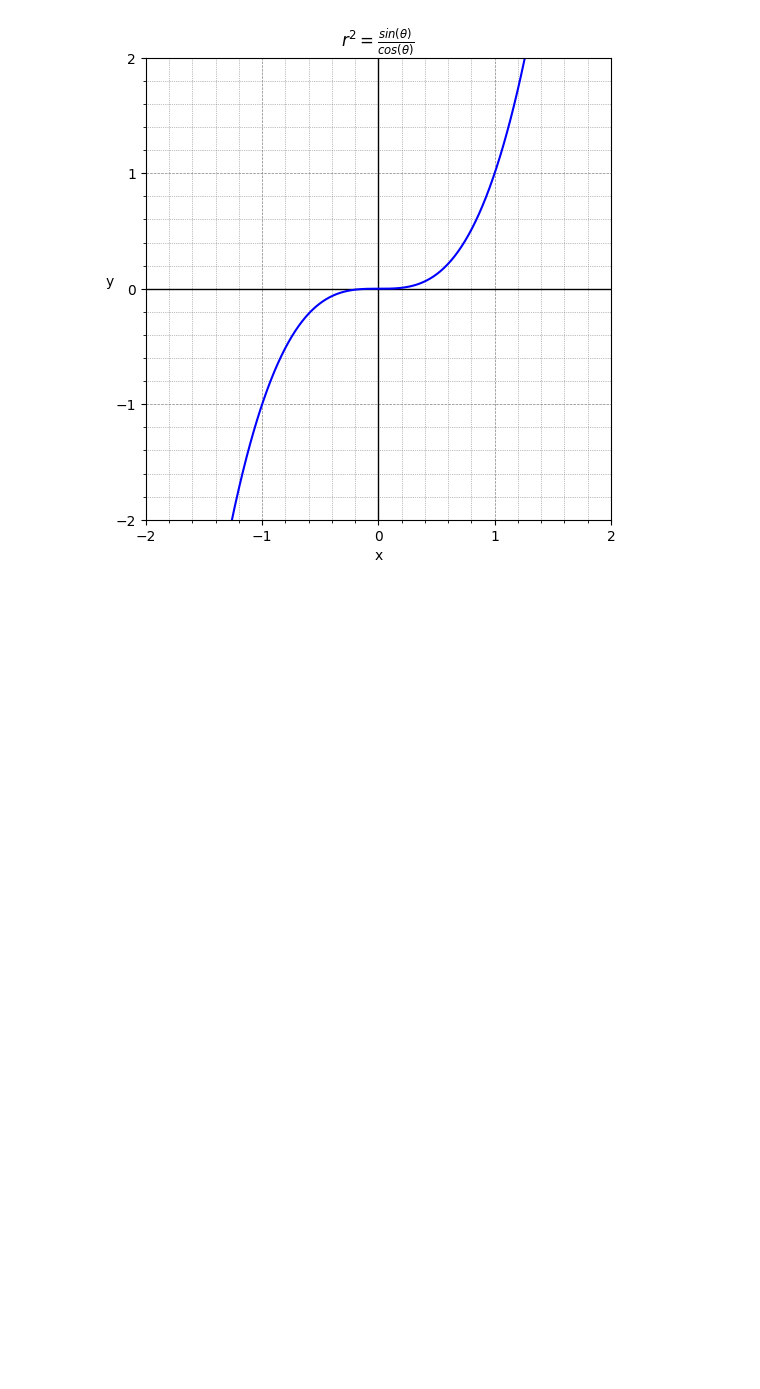
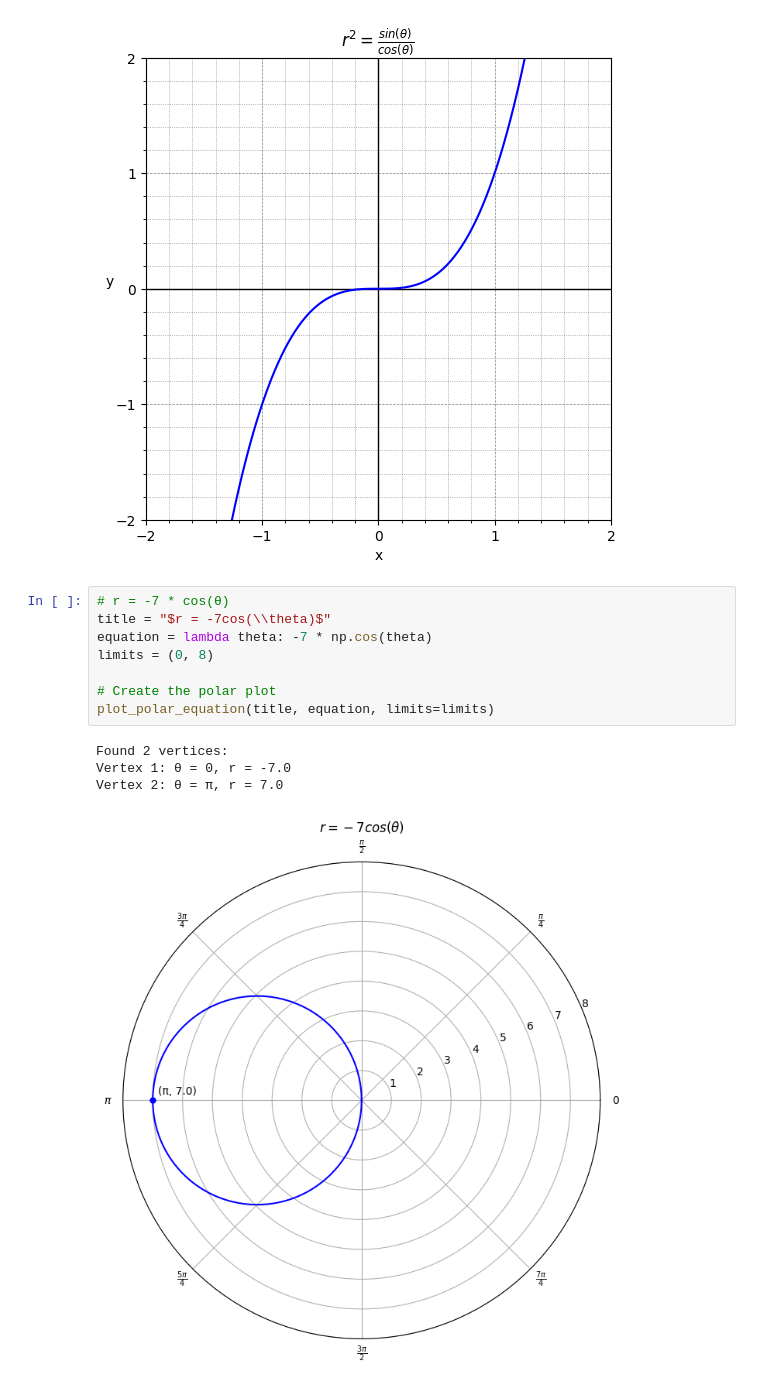
Before and after one commit to seanjiangsh/math-practice, a Jupyter notebook: pre-calculus/pre-calculus.ipynb, the cells around one changed output. Drawn from its saved outputs; the diff is of its cells as text; blank space fills up the shorter version.

Commit message:
Graphing circles on polar coordinates

```diff
--- a/pre-calculus/pre-calculus.ipynb
+++ b/pre-calculus/pre-calculus.ipynb
@@ -149,3 +149,16 @@ limits = {"x": (-2, 2), "y": (-2, 2)}
 plot_lines(title, lines, limits=limits)
 # %% [output]
 [figure]
+# %%
+# r = -7 * cos(θ)
+title = "$r = -7cos(\\theta)$"
+equation = lambda theta: -7 * np.cos(theta)
+limits = (0, 8)
+
+# Create the polar plot
+plot_polar_equation(title, equation, limits=limits)
+# %% [output]
+Found 2 vertices:
+Vertex 1: θ = 0, r = -7.0
+Vertex 2: θ = π, r = 7.0
+[figure, added]
```
Also changed, not shown: parts of 7 cells of this notebook, 2 other files.
